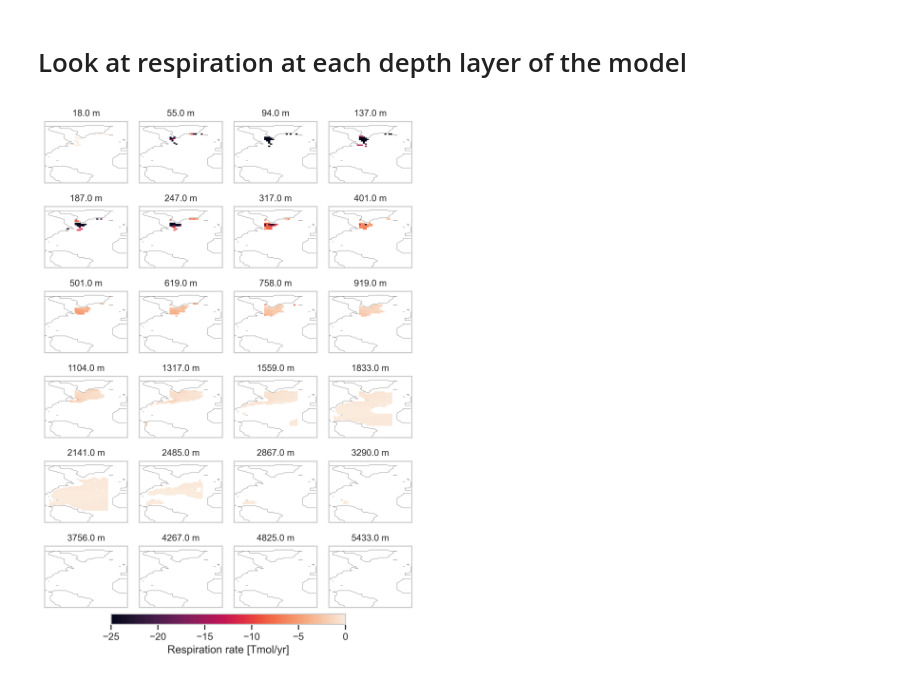
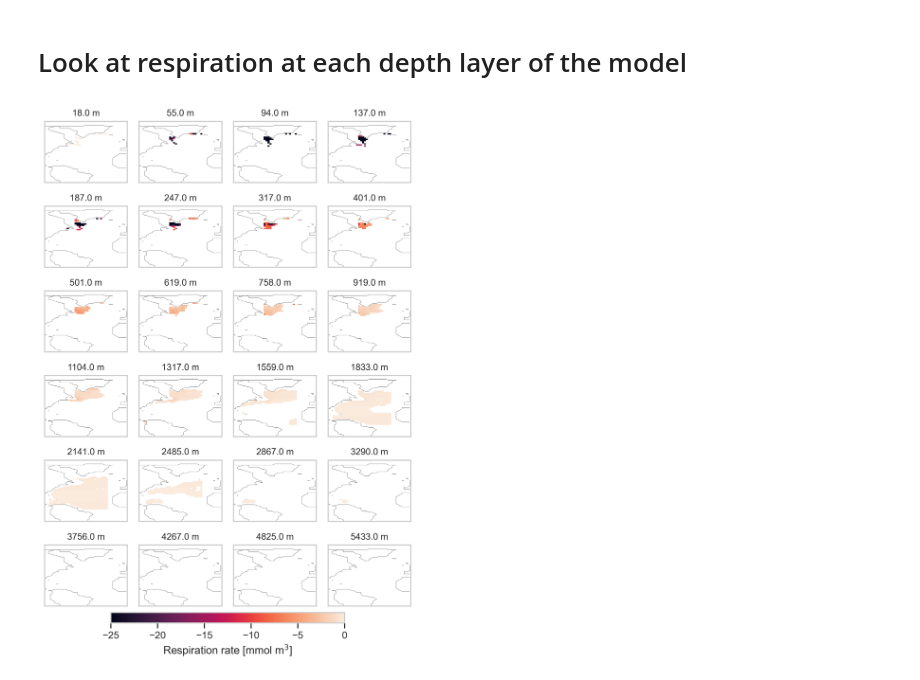
Before and after one commit to unamiller/GOHSNAP-Oxygen-Transport, a Jupyter notebook: respiration_estimate.ipynb, the cells around one changed output. Drawn from its saved outputs; the diff is of its cells as text; code cells hidden in the pictures.

```diff
--- a/respiration_estimate.ipynb
+++ b/respiration_estimate.ipynb
@@ -144,32 +144,32 @@ for i in tmp.depth: #250
 
 
     # Eastern subpolar North Atlantic
     lat_min = 50
     lat_max = 80
     lon_min = 305
 
 
     plt.pcolor(tmp.LON.sel(depth = 0), tmp.LAT.sel(depth = 0), tmp.O2rate.mean(dim = 'version').where(tmp.mask == 1).where(tmp.Temp >temp_min).where(tmp.Temp <temp_max).where(tmp.LON > lon_min).where(tmp.LON < lon_max).where(tmp.LAT < lat_max).where(tmp.LAT > lat_min).sel(depth = i), vmin = -25, vmax = 0)
 
 
     #plt.colorbar()
     plt.title(str(np.round(tmp.DEPTH.sel(depth = i).median().values,0)) + ' m', fontsize = 10)
 
     counter = counter + 1
 
     plt.gca().set_yticklabels([])
     plt.gca().set_xticklabels([])
 
     plt.xlim([275,360])
     plt.ylim([-20,90])
 
     plt.grid(False)
 
 cbar_ax = fig.add_axes([0.2, -0.01, 0.6, 0.02])  # [left, bottom, width, height]
-fig.colorbar(ax, cax=cbar_ax, orientation='horizontal', label='Respiration rate [Tmol/yr]')
+fig.colorbar(ax, cax=cbar_ax, orientation='horizontal', label='Respiration rate [mmol m$^{3}$]')
 
 plt.tight_layout()
 
 plt.savefig(r'C:\Users\bikbe\Documents\Projects\GOHSNAP\Figures\Transport manuscript\respiration.png', bbox_inches='tight')
 # %% [output]
-[figure, old version]
+[figure, new version]
```
Also changed, not shown: parts of 4 cells of this notebook, 1 other file.
